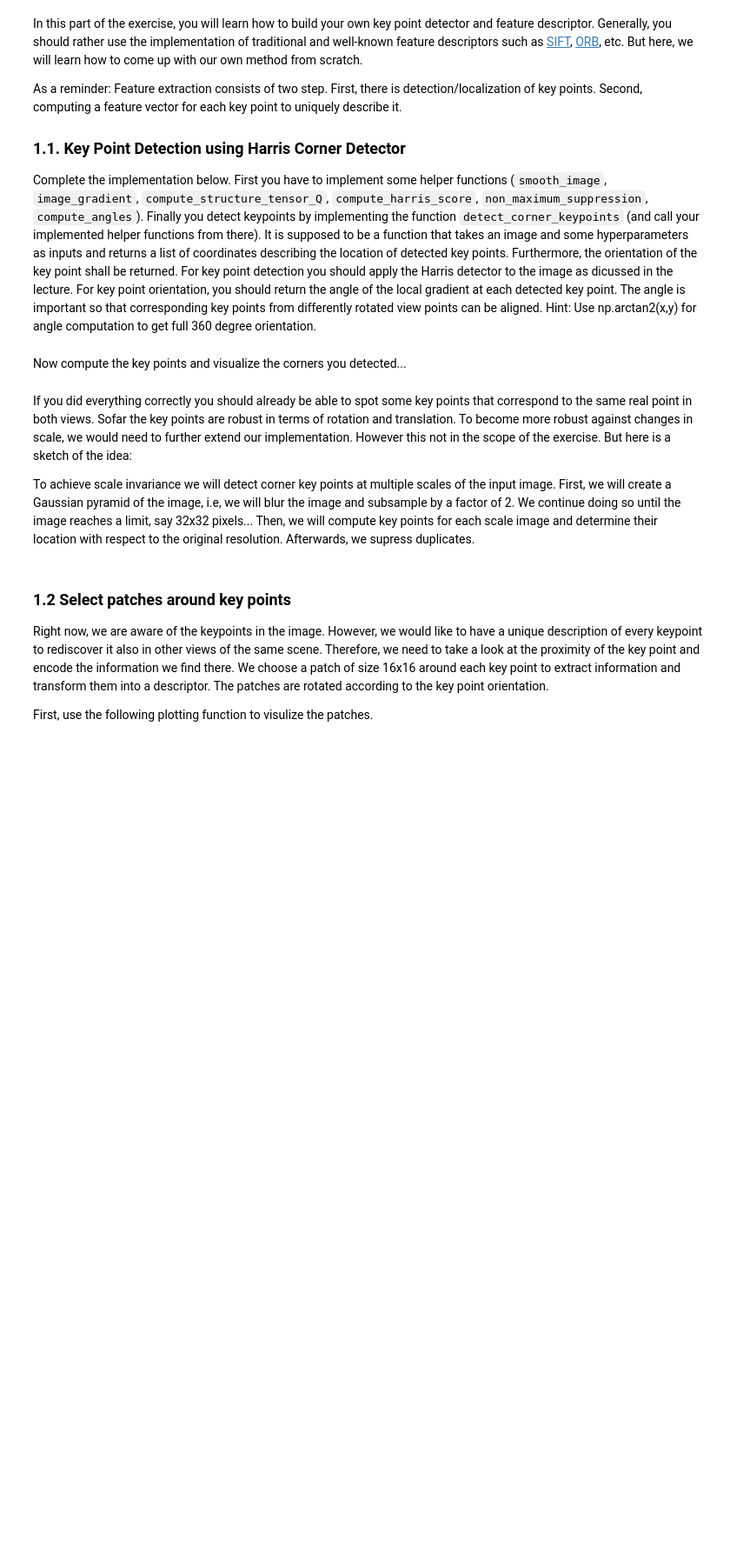
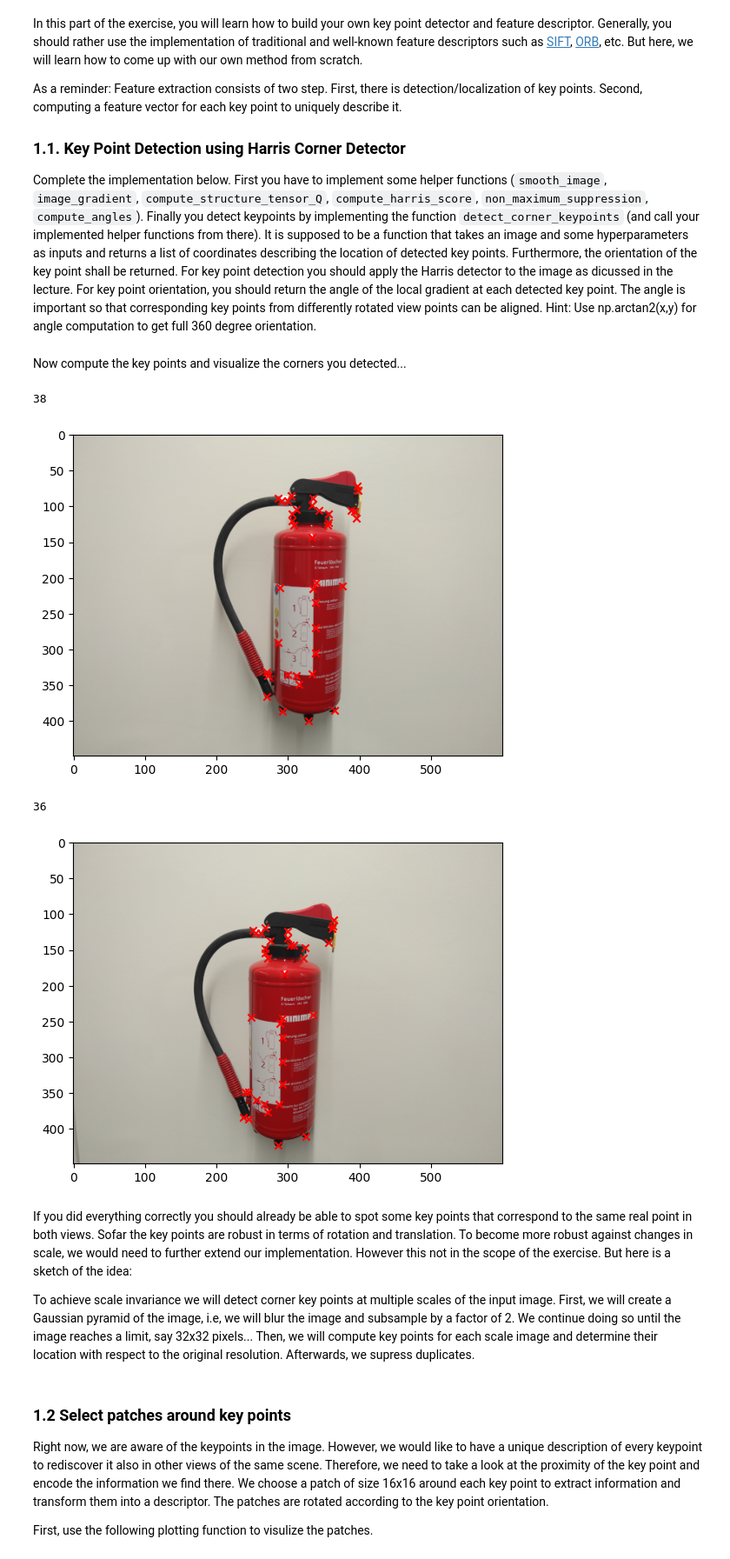
Before and after one commit to vislearn/3dcv-students, a Jupyter notebook: 4.0-tl-feature-matching.ipynb, the cells around one changed output. Shown at 87% size. Drawn from its saved outputs; the diff is of its cells as text; code cells hidden in the pictures; blank space fills up the shorter version.

```diff
--- a/4.0-tl-feature-matching.ipynb
+++ b/4.0-tl-feature-matching.ipynb
@@ -57,6 +61,7 @@ def to_grayscale(img: npt.ArrayLike) -> np.ndarray:
 def smooth_image(image: npt.ArrayLike, sigma: 1.) -> np.ndarray:
     """Smooth the image with a gaussian filter"""
     # TODO: implement it
+    return gaussian_filter(image, sigma=sigma)
 
 def image_gradient(image: npt.ArrayLike, axis: int) -> np.ndarray:
     """Compute the image gradients with the sobel filter along the specified axis.
@@ -66,6 +71,7 @@ def image_gradient(image: npt.ArrayLike, axis: int) -> np.ndarray:
     :return array with the image gradient along specified axis
     """
     # TODO: implement it
+    return sobel(image, axis=axis)
 
 def compute_structure_tensor_Q(Ix: npt.ArrayLike, Iy: npt.ArrayLike, window_size: int) -> np.ndarray:
     """Compute the structure tensor Q.
@@ -76,6 +82,11 @@ def compute_structure_tensor_Q(Ix: npt.ArrayLike, Iy: npt.ArrayLike, window_size
     :return array with structure tensor Q
     """
     # TODO: implement it
+    Ixx = gaussian_filter(Ix**2, sigma=window_size)
+    Iyy = gaussian_filter(Iy**2, sigma=window_size)
+    Ixy = gaussian_filter(Ix * Iy, sigma=window_size)
+    return np.stack([Ixx, Ixy, Ixy, Iyy], axis=-1).reshape(Ix.shape[0], Ix.shape[1], 2, 2)
+
 
 def compute_harris_score(Q: npt.ArrayLike, k: float) -> np.ndarray:
     """Compute the harris score.
@@ -85,6 +96,9 @@ def compute_harris_score(Q: npt.ArrayLike, k: float) -> np.ndarray:
     :return array with harris scores
     """
     # TODO: implement it
+    det_Q = Q[..., 0, 0] * Q[..., 1, 1] - Q[..., 0, 1] * Q[..., 1, 0]
+    trace_Q = Q[..., 0, 0] + Q[..., 1, 1]
+    return det_Q - k * (trace_Q**2)
 
 def non_maximum_suppression(H: npt.ArrayLike, threshold: int) -> np.ndarray:
     """Non-maximum surpression.
@@ -95,6 +109,9 @@ def non_maximum_suppression(H: npt.ArrayLike, threshold: int) -> np.ndarray:
     :return array keypoints as boolean mask
     """
     # TODO: implement it
+    mask = (H > threshold)
+    local_max = maximum_filter(H, size=3)
+    return (H == local_max) & mask
 
 def compute_angles(Ix: npt.ArrayLike, Iy: npt.ArrayLike, keypoint_mask: npt.ArrayLike) -> np.ndarray:
     """Compute the angles of the keypoints.
@@ -105,6 +122,8 @@ def compute_angles(Ix: npt.ArrayLike, Iy: npt.ArrayLike, keypoint_mask: npt.Arra
     :return array containing the angle for each keypoint
     """
     # TODO: implement it
+    angles = np.arctan2(Iy, Ix)
+    return angles[keypoint_mask]
 
 def detect_corner_keypoints(img, window_size=5, k=0.05, threshold=10):
     """
@@ -118,41 +137,58 @@ def detect_corner_keypoints(img, window_size=5, k=0.05, threshold=10):
     """
     # 1. convert to grayscale (use the already implemented function above)
     # TODO: implement it
+    gray_img = to_grayscale(img)
 
     # 2. smooth the image (implement the function above and call it)
     # TODO: implement it
+    smoothed_img = smooth_image(gray_img, sigma=1.5)
 
     # 3. compute image gradients in x and y direction (implement the function above and call it)
     # TODO: implement it
+    Ix = image_gradient(smoothed_img, axis=1)
+    Iy = image_gradient(smoothed_img, axis=0)
 
     # 4. compute structure tensor Q (implement the function above and call it)
     # TODO: implement it
+    Q = compute_structure_tensor_Q(Ix, Iy, window_size=window_size)
 
     # 5. compute harris score (implement the function above and call it)
     # TODO: implement it
+    H = compute_harris_score(Q, k=k)
 
     # 6. perform non-maximum surpression (implement the function above and call it)
     # TODO: implement it
+    threshold = H.max() * 0.03
+    keypoint_mask = non_maximum_suppression(H, threshold=threshold)
 
     # 7. compute angles (implement the function above and call it)
     # TODO: implement it
+    angles = compute_angles(Ix, Iy, keypoint_mask)
 
     # 8. return list containing pairs of coordinates
     # TODO: implement it
+    keypoints = np.argwhere(keypoint_mask)[:, [1, 0]]
+
+    return keypoints, angles
 # %% [markdown]
 Now compute the key points and visualize the corners you detected...
 # %%
 def plot_keypoints(img, points):
     plt.imshow(img)
     plt.scatter(points[:,0], points[:,1], marker='x', color='r')
     plt.show()
 
 
 keypoints = {}
 for i, target_image in  enumerate([view1, view2]):
-    points, angles = detect_corner_keypoints(target_image, window_size=5, threshold=10)
+    points, angles = detect_corner_keypoints(target_image, window_size=3)
     keypoints[f"view{i+1}"] = (points, angles)
     plot_keypoints(target_image, points)
+# %% [output]
+38
+[figure, added]
+36
+[figure, added]
 # %% [markdown]
 If you did everything correctly you should already be able to spot some key points that correspond to the same real point in both views. Sofar the key points are robust in terms of rotation and translation. To become more robust against changes in scale, we would need to further extend our implementation. However this not in the scope of the exercise. But here is a sketch of the idea:
 
```
Also changed, not shown: parts of 10 cells of this notebook.
